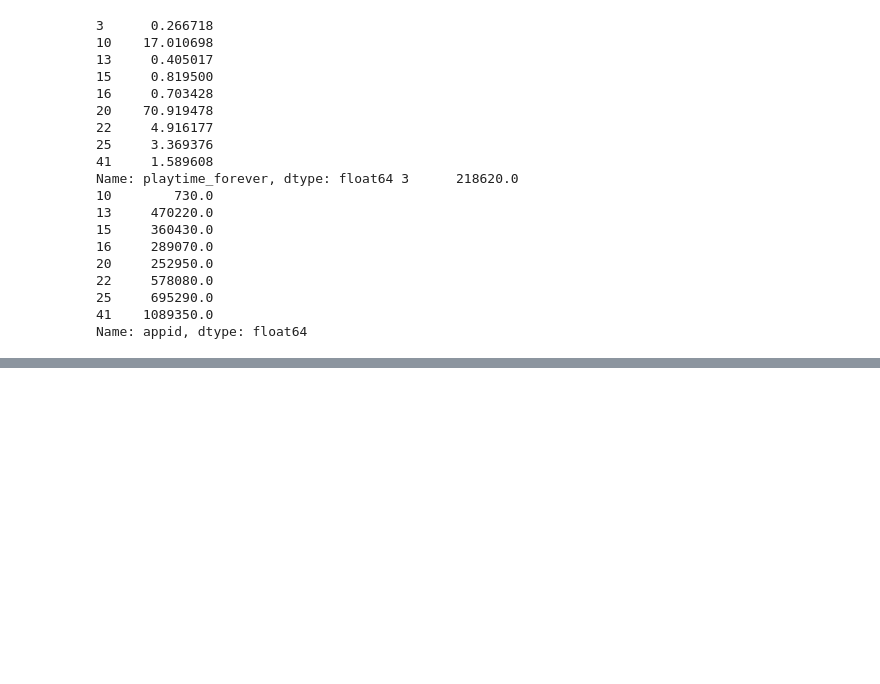
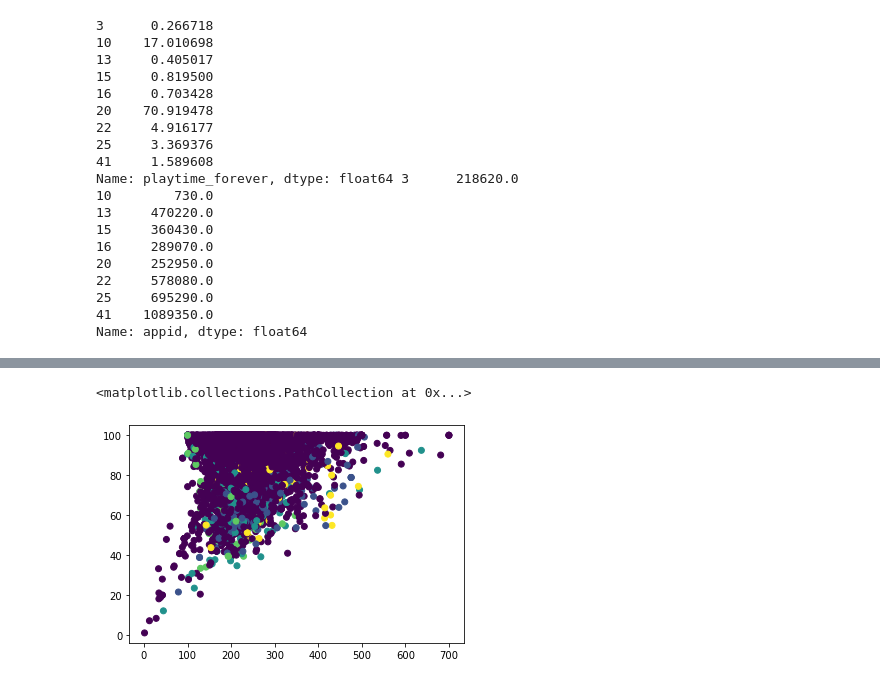
Before and after one commit to Phytolizer/csce320-final-project, a Jupyter notebook: analysis.ipynb, the cells around one changed output, grey strips where cells are left out. Cells and saved outputs as stored; diff of their text form; code cells hidden in the pictures; blank space fills up the shorter version.

Commit message:
KMeans analysis

```diff
--- a/analysis.ipynb
+++ b/analysis.ipynb
@@ -187,0 +165,5 @@ plt.scatter(centers[:, 0], centers[:, 1], c='black', s=200, alpha=0.5)
+# %%
+games_copy["favorite_genre"] = favorite_genre
+games_copy["favorite_genre_playtime"] = favorite_genre_playtime
+games_copy["total_playtime"] = total_playtime
+games_copy = games_copy[games_copy["favorite_genre_playtime"] != 0]
@@ -187,0 +186,8 @@ plt.scatter(centers[:, 0], centers[:, 1], c='black', s=200, alpha=0.5)
+# %%
+from sklearn import preprocessing
+le = preprocessing.LabelEncoder()
+games_copy["favorite_genre"] = le.fit_transform(games_copy["favorite_genre"])
+games_copy["player"] = le.fit_transform(games_copy["player"])
+# %%
+clustering_feature = games_copy.iloc[:,3:4]
+clustering_feature
@@ -187,0 +208,11 @@ plt.scatter(centers[:, 0], centers[:, 1], c='black', s=200, alpha=0.5)
+# %%
+from sklearn.cluster import KMeans
+kmeans = KMeans(n_clusters=5, random_state=0)
+kmeans.fit(clustering_feature)
+clusters = kmeans.fit_predict(clustering_feature)
+# %%
+import matplotlib.pyplot as plt
+plt.scatter(games_copy["total_playtime"], games_copy["favorite_genre_playtime"], c=clusters)
+# %% [output]
+<matplotlib.collections.PathCollection at 0x...>
+[figure, added]
```
Also changed, not shown: parts of 9 cells of this notebook.
